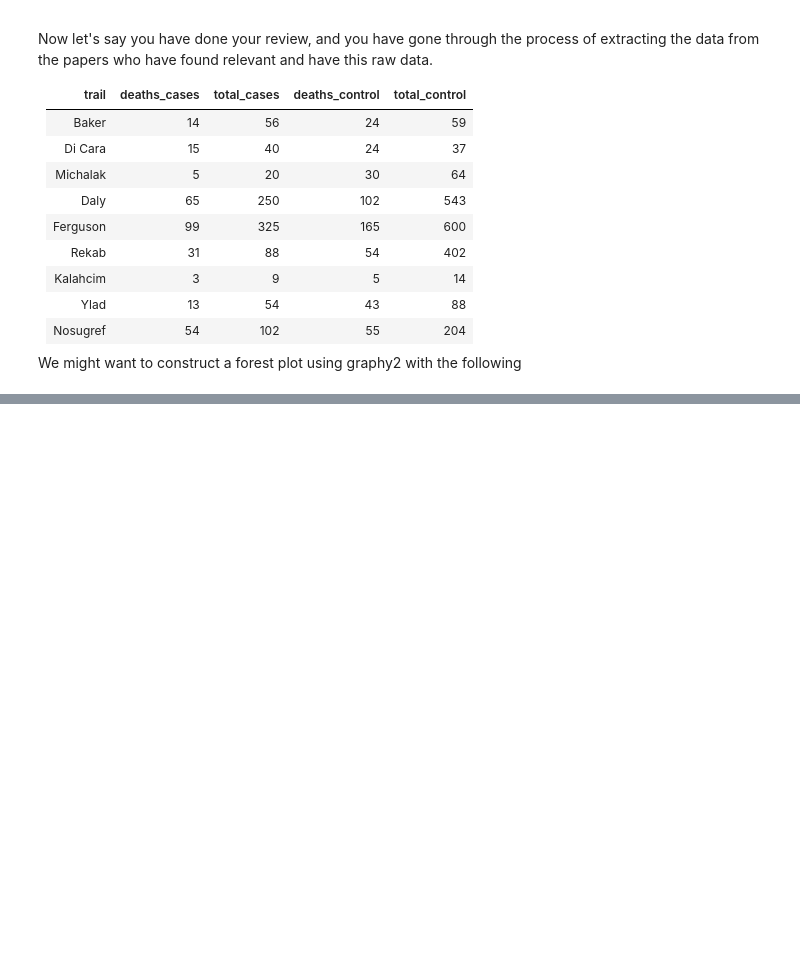
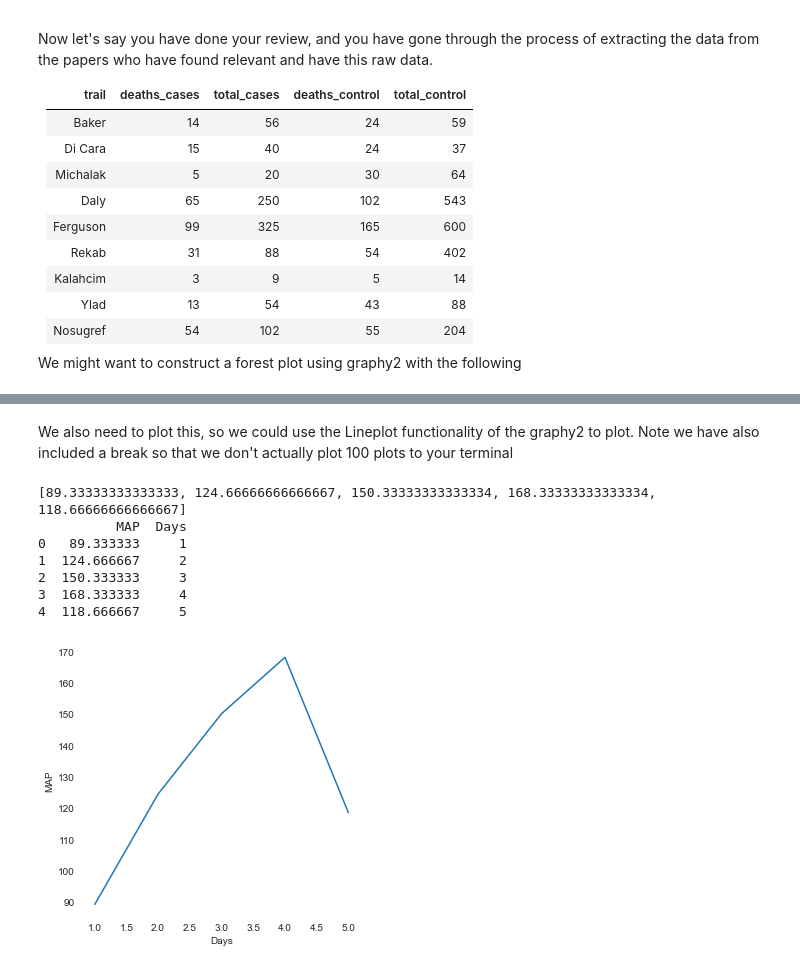
Before and after one commit to ninadicara/intro-to-python, a Jupyter notebook: intro-to-python.ipynb, the cells around one changed output, grey strips where cells are left out. Cells and saved outputs as stored; diff of their text form; code cells hidden in the pictures; blank space fills up the shorter version.

```diff
--- a/intro-to-python.ipynb
+++ b/intro-to-python.ipynb
@@ -461,0 +532,3 @@ Thanks for coming!
+# %%
+def mean_arterial_pressure(systolic_blood_pressure, diastolic_blood_pressure):
+    return (systolic_blood_pressure + (2 * diastolic_blood_pressure)) / 3
@@ -461,0 +537,11 @@ Thanks for coming!
+# %%
+from random import randint
+
+# Create a random systolic blood pressure between 70-60 and diastolic blood pressure between 60-80 for 5 days for 100
+# individuals
+patient_blood_pressures = [[[randint(70, 160), randint(60, 180)] for _ in range(5)] for _ in range(100)]
+
+# For each patient within our data_list
+for patient in patient_blood_pressures:
+    mean_ap = [mean_arterial_pressure(sbp, dbp) for sbp, dbp in patient]
+    print(mean_ap)
@@ -461,0 +566,30 @@ Thanks for coming!
+# %% [markdown]
+We also need to plot this, so we could use the Lineplot functionality of the graphy2 to plot. Note we have also included
+a break so that we don't actually plot 100 plots to your terminal
+# %%
+from random import randint
+
+# Create a random systolic blood pressure between 70-60 and diastolic blood pressure between 60-80 for 5 days for 100
+# individuals
+patient_blood_pressures = [[[randint(70, 160), randint(60, 180)] for _ in range(5)] for _ in range(100)]
+
+# For each patient within our data_list
+for patient in patient_blood_pressures:
+    mean_ap = [mean_arterial_pressure(sbp, dbp) for sbp, dbp in patient]
+    print(mean_ap)
+
+    # Construct a dataframe
+    df = pd.DataFrame(zip(mean_ap, [i for i in range(1, 6)]), columns=["MAP", "Days"])
+
+    Graphy(df).line_plot("Days", "MAP")
+    print(df)
+    break
+# %% [output]
+[89.33333333333333, 124.66666666666667, 150.33333333333334, 168.33333333333334, 118.66666666666667]
+          MAP  Days
+0   89.333333     1
+1  124.666667     2
+2  150.333333     3
+3  168.333333     4
+4  118.666667     5
+[figure, added]
```
Also changed, not shown: parts of 16 cells of this notebook.
